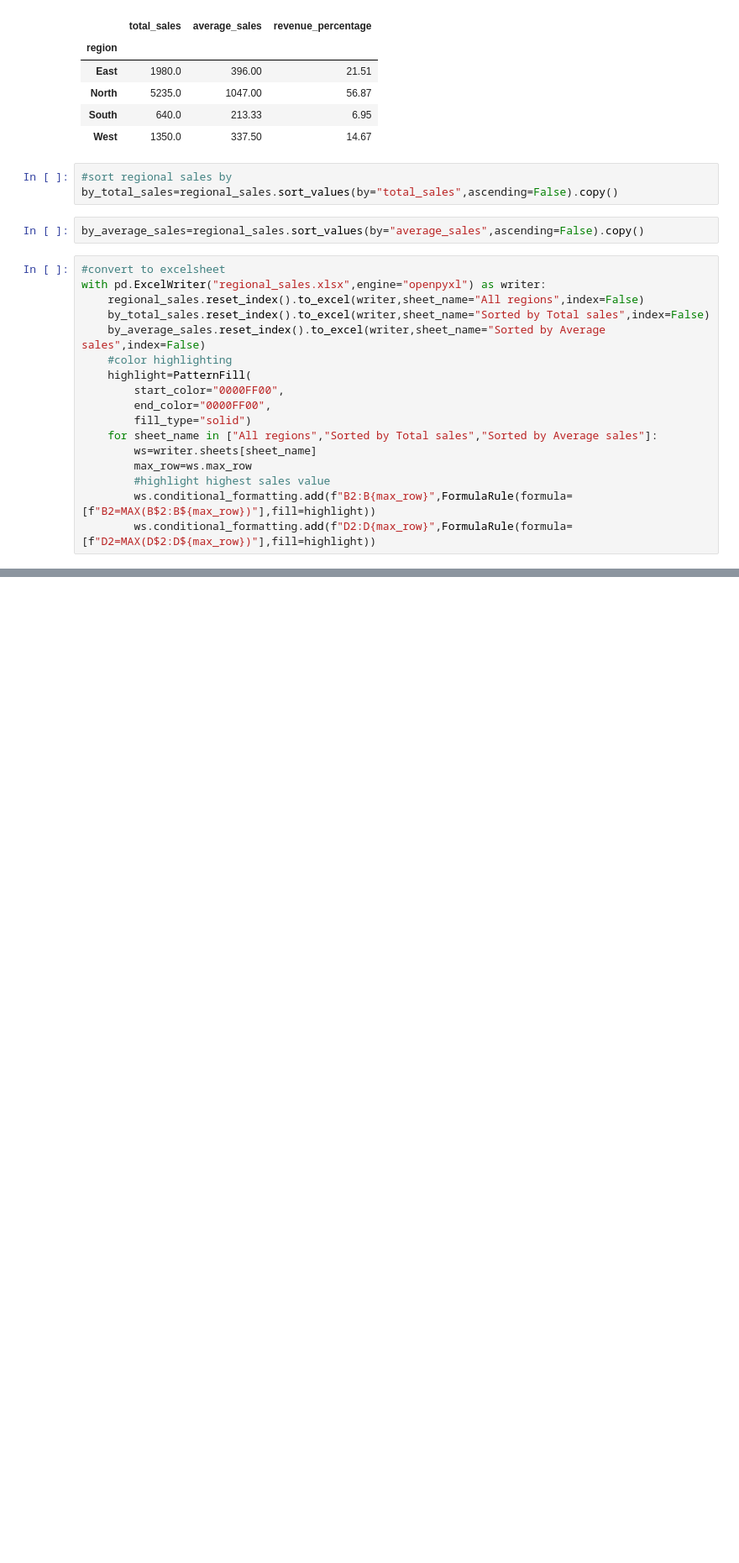
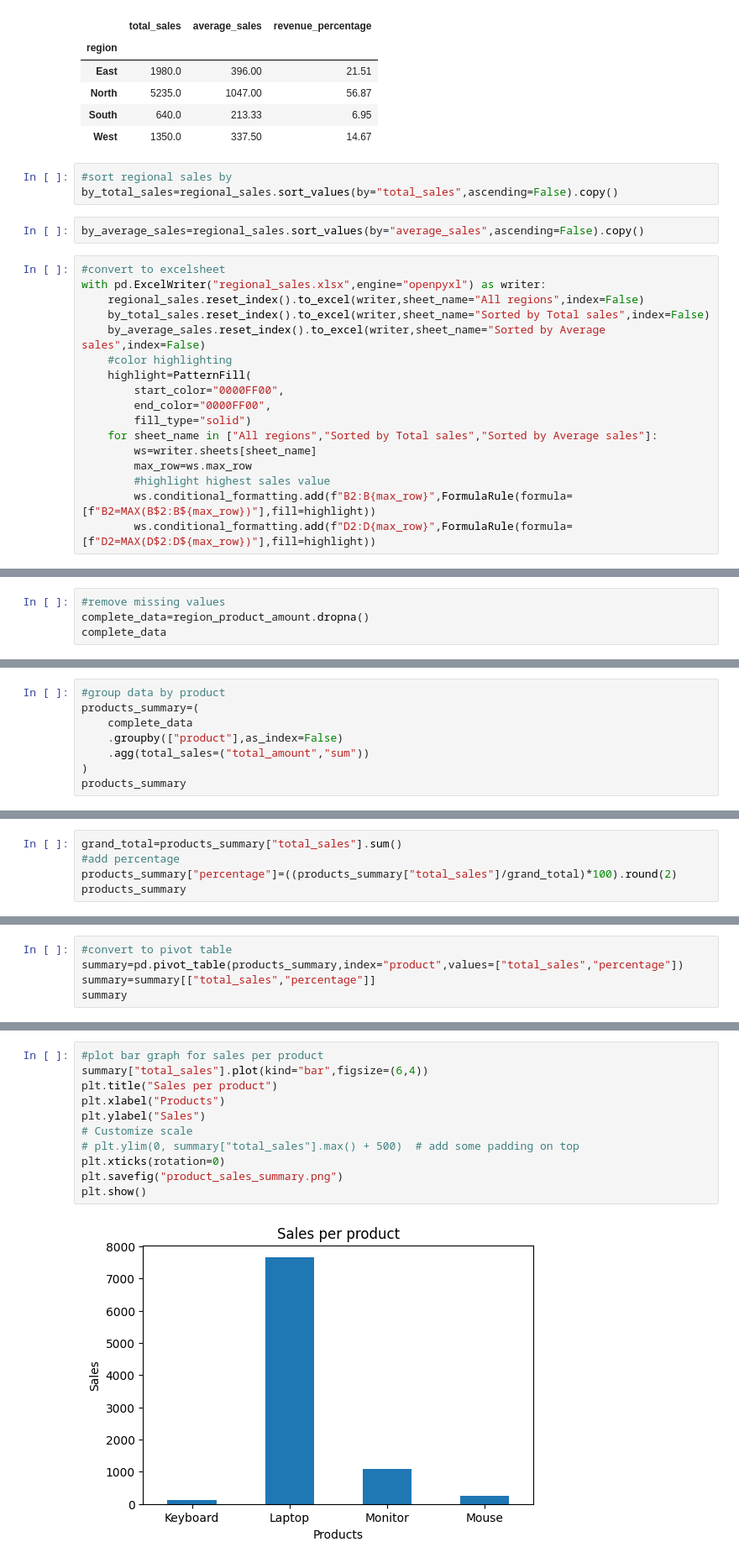
Before and after one commit to Majok-Bol/sales, a Jupyter notebook: sales.ipynb, the cells around one changed output, grey strips where cells are left out. Shown at 84% size. Cells and saved outputs as stored; diff of their text form; blank space fills up the shorter version.

```diff
--- a/sales.ipynb
+++ b/sales.ipynb
@@ -333,0 +406,4 @@ with pd.ExcelWriter("regional_sales.xlsx",engine="openpyxl") as writer:
+# %%
+#remove missing values
+complete_data=region_product_amount.dropna()
+complete_data
@@ -333,0 +433,8 @@ with pd.ExcelWriter("regional_sales.xlsx",engine="openpyxl") as writer:
+# %%
+#group data by product
+products_summary=(
+    complete_data
+    .groupby(["product"],as_index=False)
+    .agg(total_sales=("total_amount","sum"))
+)
+products_summary
@@ -333,0 +447,5 @@ with pd.ExcelWriter("regional_sales.xlsx",engine="openpyxl") as writer:
+# %%
+grand_total=products_summary["total_sales"].sum()
+#add percentage
+products_summary["percentage"]=((products_summary["total_sales"]/grand_total)*100).round(2)
+products_summary
@@ -333,0 +458,5 @@ with pd.ExcelWriter("regional_sales.xlsx",engine="openpyxl") as writer:
+# %%
+#convert to pivot table
+summary=pd.pivot_table(products_summary,index="product",values=["total_sales","percentage"])
+summary=summary[["total_sales","percentage"]]
+summary
@@ -333,0 +470,13 @@ with pd.ExcelWriter("regional_sales.xlsx",engine="openpyxl") as writer:
+# %%
+#plot bar graph for sales per product
+summary["total_sales"].plot(kind="bar",figsize=(6,4))
+plt.title("Sales per product")
+plt.xlabel("Products")
+plt.ylabel("Sales")
+# Customize scale
+# plt.ylim(0, summary["total_sales"].max() + 500)  # add some padding on top
+plt.xticks(rotation=0)
+plt.savefig("product_sales_summary.png")
+plt.show()
+# %% [output]
+[figure, added]
```
Also changed, not shown: parts of 12 cells of this notebook, 6 other files.
